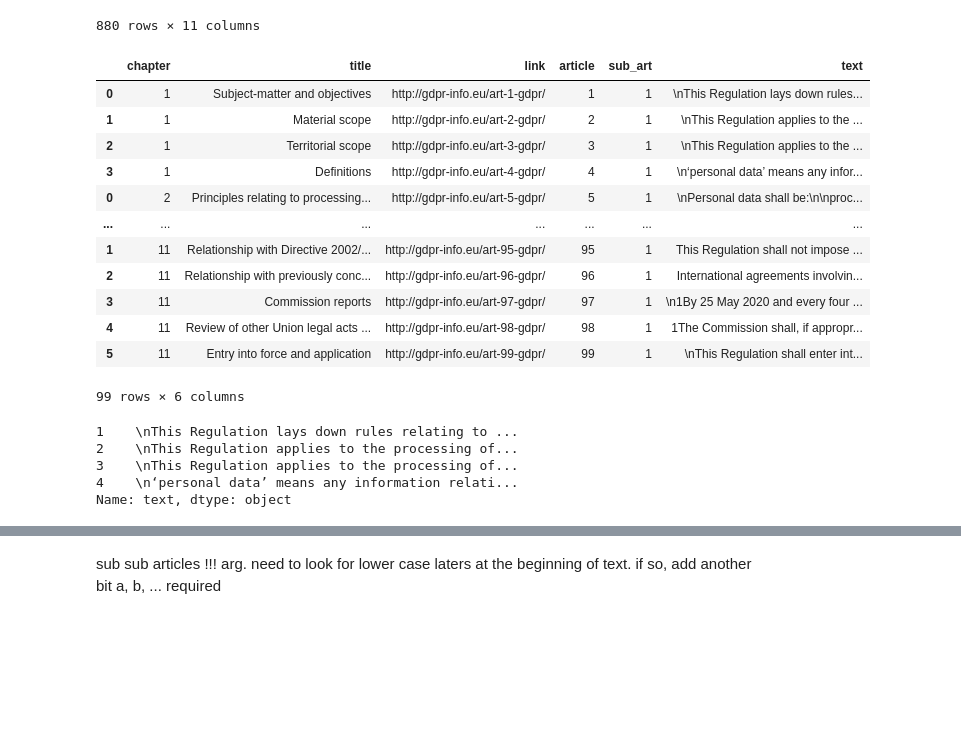
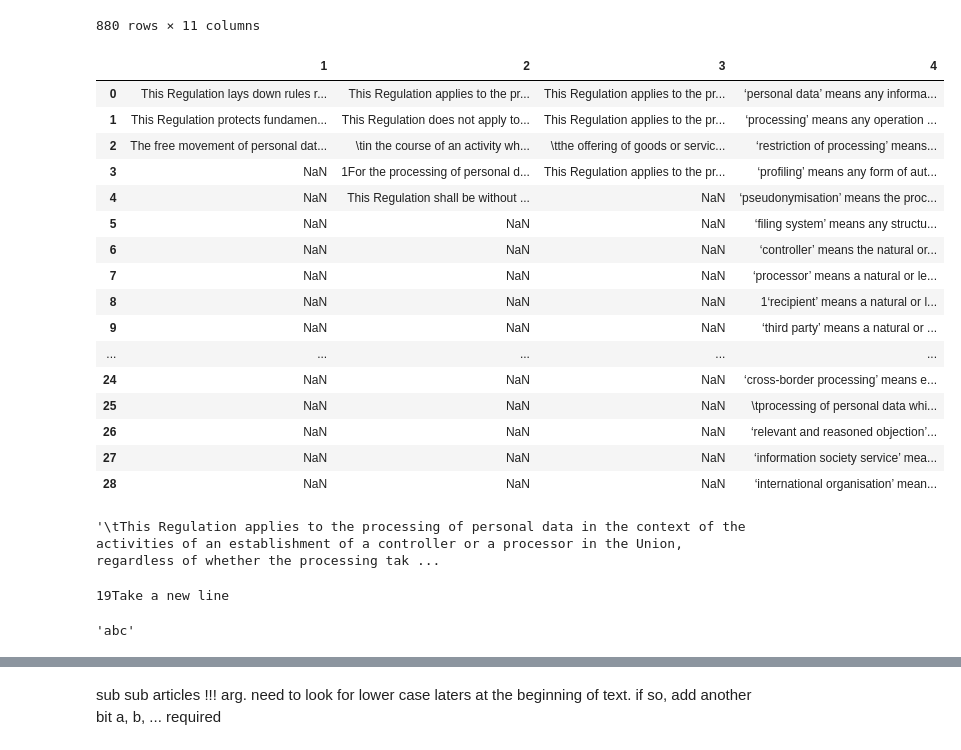
Before and after one commit to dc27/gdpr-fines-analysis, a Jupyter notebook: dev.ipynb, the cells around one changed output, grey strips where cells are left out. Drawn from its saved outputs; the diff is of its cells as text; code cells hidden in the pictures; blank space fills up the shorter version.

Commit message:
fucking regex

```diff
--- a/dev.ipynb
+++ b/dev.ipynb
@@ -75,32 +274,51 @@ for i in range(len(art_text.chapter)):
     # finally add this to initialised df
     long=pd.concat([long, long_unnested], axis='rows')
 # %%
-long
+unnested_articles = (
+    pd
+    .DataFrame(art_text.articles[0])
+    .T
+    .assign(chapter=0 + 1)
+)
+
+
+sub_articles = (
+    unnested_articles
+    .assign(
+        text=lambda x: x.text.str.replace(r'(\r\n|\r|\n)', '\t', regex=True)
+           )
+    .text.str.split(r'(?=\t\d*[^a-z1-9]).+?', expand=True)
+    .apply(squeeze, axis=1)
+    .T
+
+)
-# %% [output]
-|  | chapter | title | link | article | sub_art | text |
-| 0 | 1 | Subject-matter and objectives | http://gdpr-info.eu/art-1-gdpr/ | 1 | 1 | \nThis Regulation lays down rules... |
-| 1 | 1 | Material scope | http://gdpr-info.eu/art-2-gdpr/ | 2 | 1 | \nThis Regulation applies to the ... |
-| 2 | 1 | Territorial scope | http://gdpr-info.eu/art-3-gdpr/ | 3 | 1 | \nThis Regulation applies to the ... |
-| 3 | 1 | Definitions | http://gdpr-info.eu/art-4-gdpr/ | 4 | 1 | \n‘personal data’ means any infor... |
-| 0 | 2 | Principles relating to processing... | http://gdpr-info.eu/art-5-gdpr/ | 5 | 1 | \nPersonal data shall be:\n\nproc... |
-| ... | ... | ... | ... | ... | ... | ... |
-| 1 | 11 | Relationship with Directive 2002/... | http://gdpr-info.eu/art-95-gdpr/ | 95 | 1 | This Regulation shall not impose ... |
-| 2 | 11 | Relationship with previously conc... | http://gdpr-info.eu/art-96-gdpr/ | 96 | 1 | International agreements involvin... |
-| 3 | 11 | Commission reports | http://gdpr-info.eu/art-97-gdpr/ | 97 | 1 | \n1By 25 May 2020 and every four ... |
-| 4 | 11 | Review of other Union legal acts ... | http://gdpr-info.eu/art-98-gdpr/ | 98 | 1 | 1The Commission shall, if appropr... |
-| 5 | 11 | Entry into force and application | http://gdpr-info.eu/art-99-gdpr/ | 99 | 1 | \nThis Regulation shall enter int... |
-99 rows × 6 columns
+# %%
+sub_articles
+# %% [output]
+|  | 1 | 2 | 3 | 4 |
+| 0 | This Regulation lays down rules r... | This Regulation applies to the pr... | This Regulation applies to the pr... | ‘personal data’ means any informa... |
+| 1 | This Regulation protects fundamen... | This Regulation does not apply to... | This Regulation applies to the pr... | ‘processing’ means any operation ... |
+| 2 | The free movement of personal dat... | \tin the course of an activity wh... | \tthe offering of goods or servic... | ‘restriction of processing’ means... |
+| 3 | NaN | 1For the processing of personal d... | This Regulation applies to the pr... | ‘profiling’ means any form of aut... |
+| 4 | NaN | This Regulation shall be without ... | NaN | ‘pseudonymisation’ means the proc... |
+| 5 | NaN | NaN | NaN | ‘filing system’ means any structu... |
+| 6 | NaN | NaN | NaN | ‘controller’ means the natural or... |
+| 7 | NaN | NaN | NaN | ‘processor’ means a natural or le... |
+| 8 | NaN | NaN | NaN | 1‘recipient’ means a natural or l... |
+| 9 | NaN | NaN | NaN | ‘third party’ means a natural or ... |
+| ... | ... | ... | ... | ... |
+| 24 | NaN | NaN | NaN | ‘cross-border processing’ means e... |
+| 25 | NaN | NaN | NaN | \tprocessing of personal data whi... |
+| 26 | NaN | NaN | NaN | ‘relevant and reasoned objection’... |
+| 27 | NaN | NaN | NaN | ‘information society service’ mea... |
+| 28 | NaN | NaN | NaN | ‘international organisation’ mean... |
 # %%
 (
     pd
     .DataFrame(art_text.articles[0])
     .T
     .assign(chapter=1 + 1)
-    .text
-).replace(r'(?=\n\d*[^a-z1-9]).+?', r'\t')
+    .text.str.replace(r'(\r\n|\r|\n)', r'\t', regex=True)
+)[2]
 # %% [output]
-1    \nThis Regulation lays down rules relating to ...
-2    \nThis Regulation applies to the processing of...
-3    \nThis Regulation applies to the processing of...
-4    \n‘personal data’ means any information relati...
-Name: text, dtype: object
+'\tThis Regulation applies to the processing of personal data in the context of the activities of an establishment of a controller or a processor in the Union, regardless of whether the processing tak ...
@@ -106,0 +327,11 @@ Name: text, dtype: object
+# %%
+example = '1\tTake a new line'
+pattern = '((?=\\t\\d*[^a-z1-9]).+?)'
+
+print(re.sub(pattern, '9', example))
+# %% [output]
+19Take a new line
+# %%
+re.sub('-\n(?=[a-z])', '','-\nabc', re.M)
+# %% [output]
+'abc'
```
Also changed, not shown: parts of 19 cells of this notebook.
